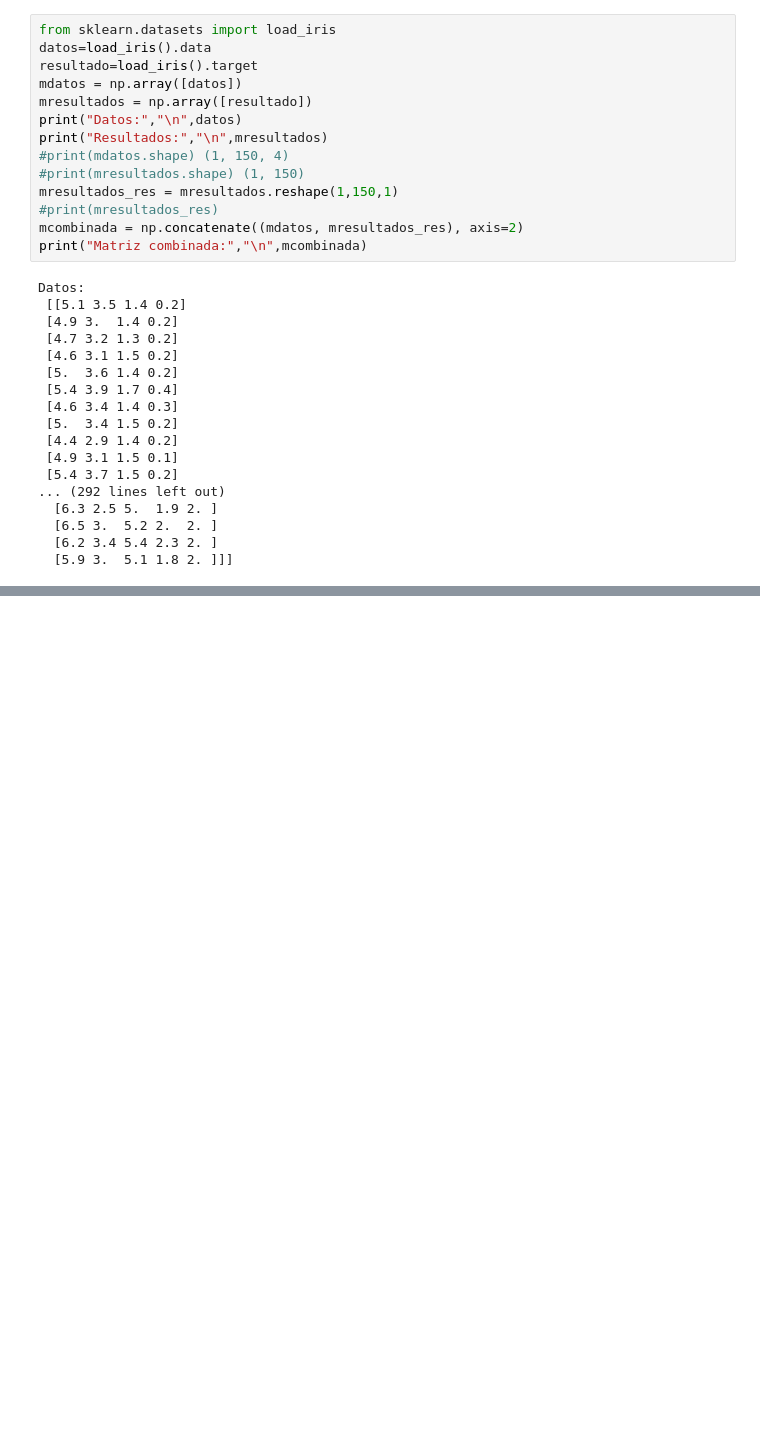
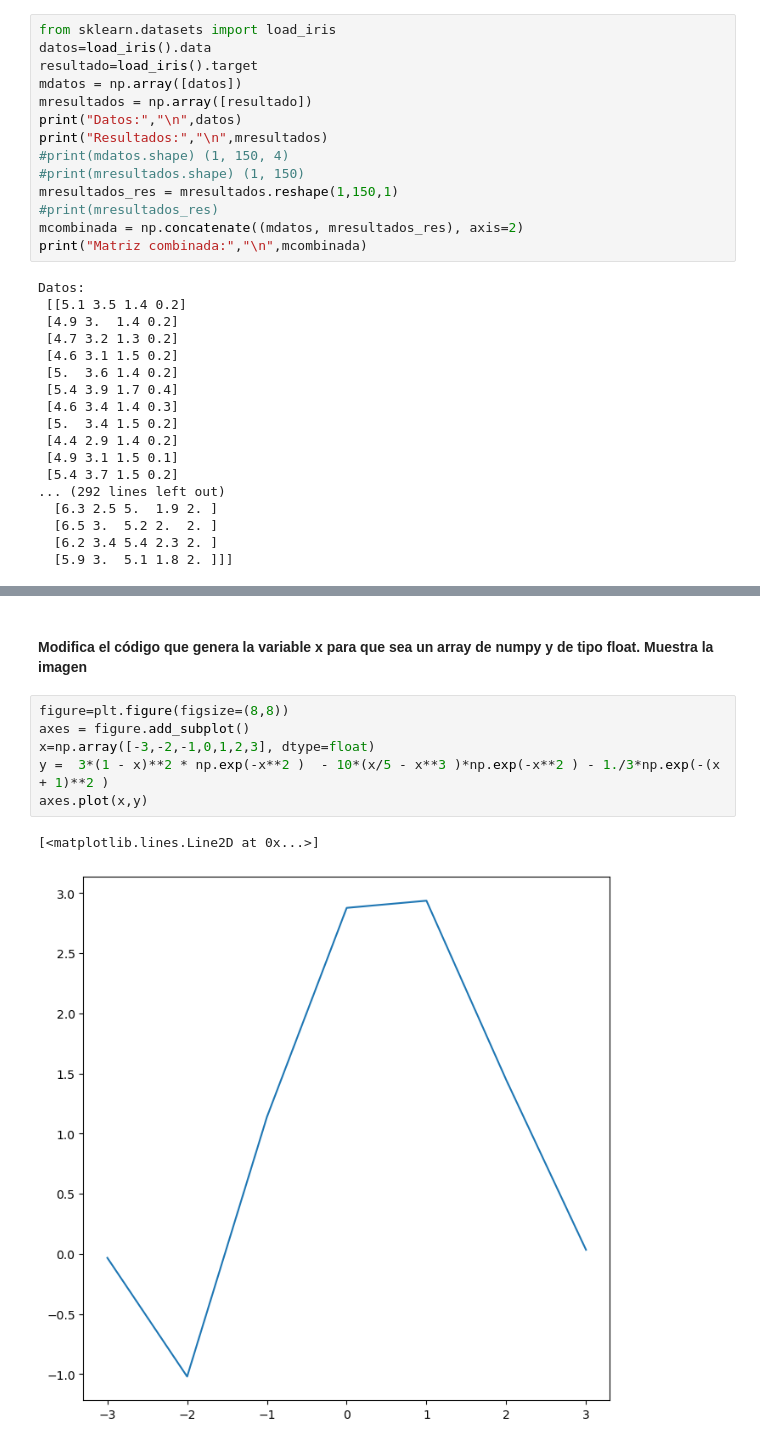
Before and after one commit to JDomingoDelgadoAlonso/PIA, a Jupyter notebook: numpy1.ipynb, the cells around one changed output, grey strips where cells are left out. Cells and saved outputs as stored; diff of their text form; blank space fills up the shorter version.

```diff
--- a/numpy1.ipynb
+++ b/numpy1.ipynb
@@ -842,0 +857,11 @@ Datos:
+# %% [markdown]
+#### Modifica el código que genera la variable x para que sea un array de numpy y de tipo float. Muestra la imagen
+# %%
+figure=plt.figure(figsize=(8,8))
+axes = figure.add_subplot()
+x=np.array([-3,-2,-1,0,1,2,3], dtype=float)
+y =  3*(1 - x)**2 * np.exp(-x**2 )  - 10*(x/5 - x**3 )*np.exp(-x**2 ) - 1./3*np.exp(-(x + 1)**2 )
+axes.plot(x,y)
+# %% [output]
+[<matplotlib.lines.Line2D at 0x...>]
+[figure, added]
```
Also changed, not shown: parts of 24 cells of this notebook.
